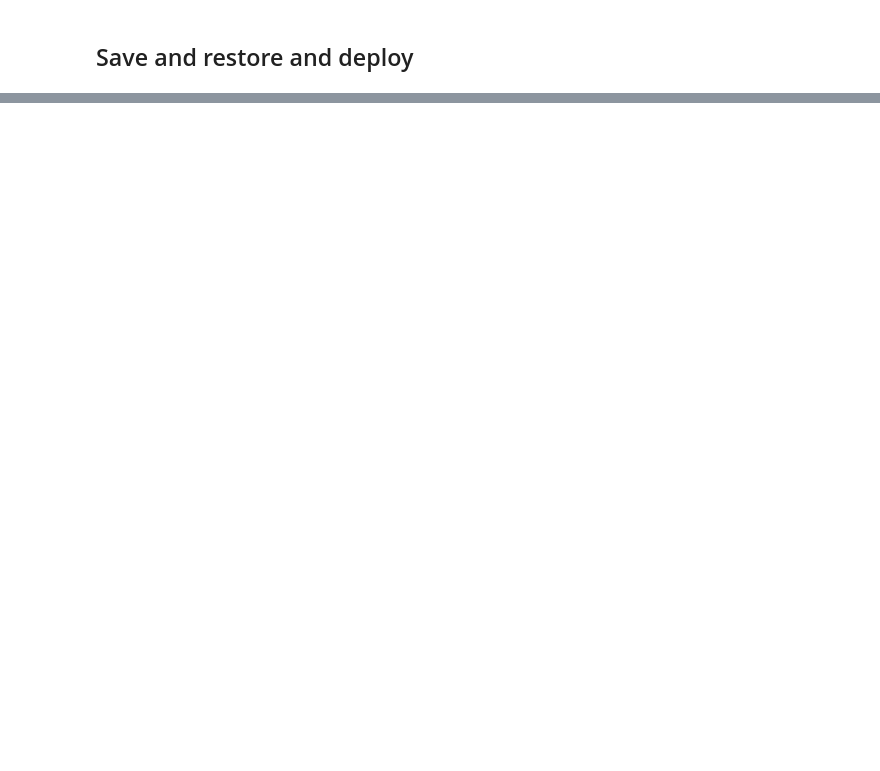
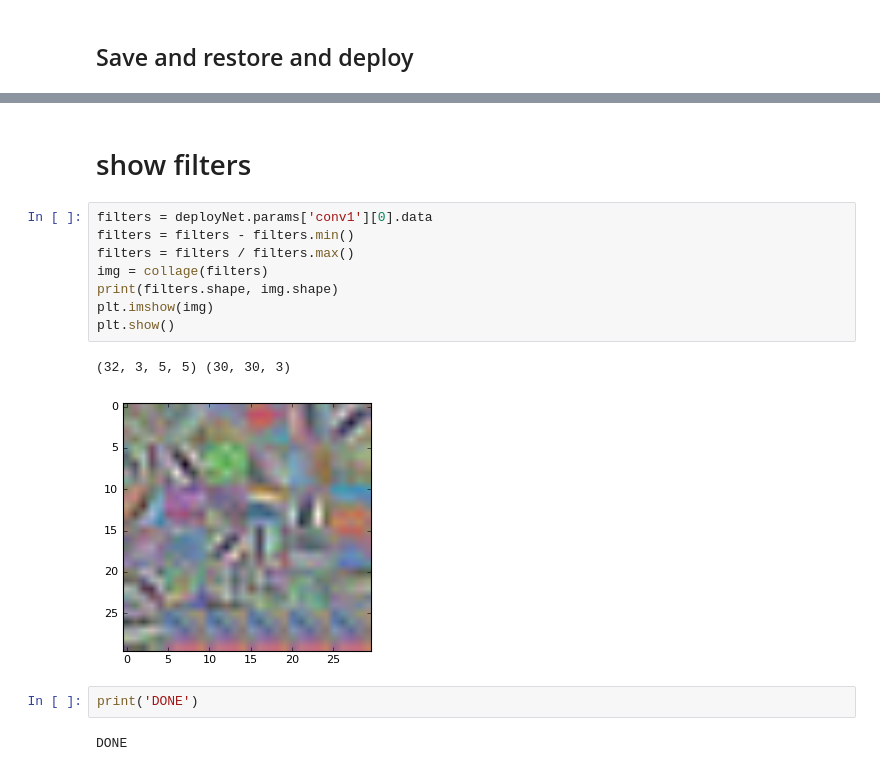
Before and after one commit to michal-hradis/randomCNN, a Jupyter notebook: cifarCaffe.ipynb, the cells around one changed output, grey strips where cells are left out. Saved outputs shown, nothing was run; the diff lists cells and outputs as text; blank space fills up the shorter version.

Commit message:
Show filters.

```diff
--- a/cifarCaffe.ipynb
+++ b/cifarCaffe.ipynb
@@ -179,0 +180,17 @@ class: 9 prob: 0.0347235128284
+# %% [markdown]
+# show filters
+# %%
+filters = deployNet.params['conv1'][0].data
+filters = filters - filters.min()
+filters = filters / filters.max()
+img = collage(filters)
+print(filters.shape, img.shape)
+plt.imshow(img)
+plt.show()
+# %% [output]
+(32, 3, 5, 5) (30, 30, 3)
+[figure, added]
+# %%
+print('DONE')
+# %% [output]
+DONE
```
Also changed, not shown: parts of 3 cells of this notebook.
